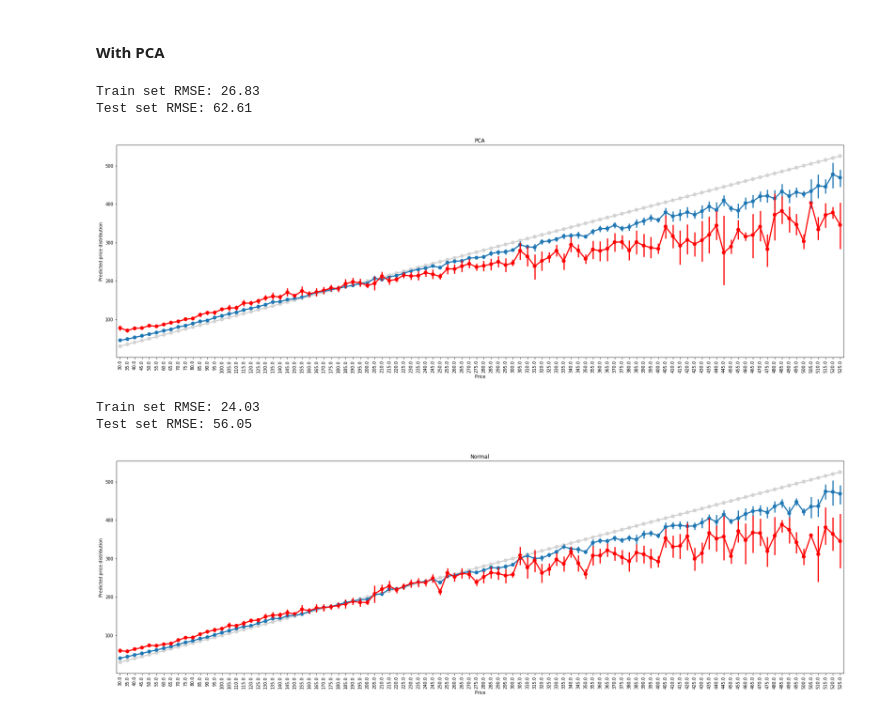
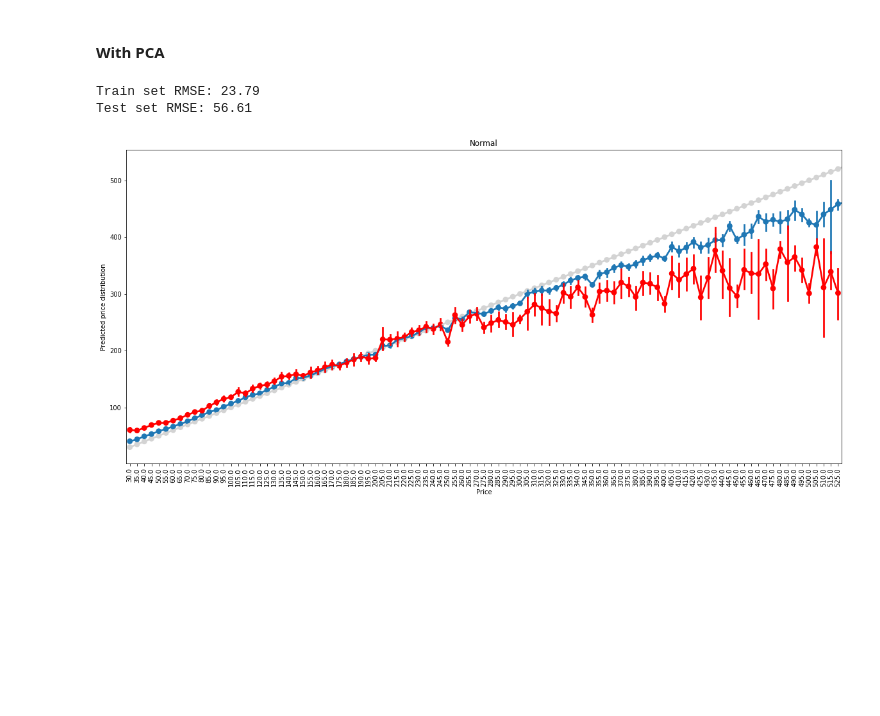
Before and after one commit to principal-miners/listings, a Jupyter notebook: ssh/Modeling_SMOTE_full.ipynb, the cells around one changed output. Saved outputs shown, nothing was run; the diff lists cells and outputs as text; code cells hidden in the pictures; blank space fills up the shorter version.

```diff
--- a/ssh/Modeling_SMOTE_full.ipynb
+++ b/ssh/Modeling_SMOTE_full.ipynb
@@ -120,11 +120,11 @@ x = listings[xcol].values
 y = listings[ycol].values
 
 smote_sampling_strategy = {
-    1: int(vcs[1]*2)
-    ,2: int(vcs[2]*2)
-    ,3: int(vcs[3]*2)
+    1: int(vcs[1]*2),
+    2: int(vcs[2]*2),
+    3: int(vcs[3]*2)
 }
-sm = SMOTE(random_state=RANDOM_SEED, sampling_strategy=smote_sampling_strategy, n_jobs=-1)
+sm = SMOTE(random_state=RANDOM_SEED, sampling_strategy=smote_sampling_strategy, n_jobs=-1, k_neighbors=10)
 # Fit the smote onto the sample
 x_new, y_new = sm.fit_sample(x, y)
 
@@ -190,35 +191,6 @@ x_test_pca = pca.transform(x_test)
 ### Random Forest Regressor
 # %% [markdown]
 #### With PCA
-# %%
-rfr = RandomForestRegressor()
-rfr.fit(X=x_train_pca, y=y_train)
-y_pred_train = rfr.predict(X=x_train_pca)
-y_pred_test = rfr.predict(X=x_test_pca)
-
-mse_train = MSE(y_train, y_pred_train)
-mse_test = MSE(y_test, y_pred_test)
-
-rmse_train = mse_train**(1/2)
-rmse_test = mse_test**(1/2)
-
-print("Train set RMSE: {:.2f}".format(rmse_train))
-print("Test set RMSE: {:.2f}".format(rmse_test))
-# %% [output]
-Train set RMSE: 26.83
-Test set RMSE: 62.61
-# %%
-f, ax = plt.subplots(1,1, figsize=(30, 9))
-g = sns.pointplot(x=np.unique(y_train), y=np.unique(y_train), color="lightgrey", ax=ax, linestyle="--")
-g = sns.pointplot(x=y_train, y=y_pred_train, ax=ax)
-g = sns.pointplot(x=y_test, y=y_pred_test, ax=ax, color="red")
-
-t = g.set_xlabel("Price")
-t = g.set_ylabel("Predicted price distribution")
-t = g.set_xticklabels(g.get_xticklabels(), rotation=90)
-t = g.set_title("PCA")
-# %% [output]
-[figure, removed]
 # %%
 rfr = RandomForestRegressor()
 rfr.fit(X=x_train, y=y_train)
@@ -234,16 +206,16 @@ rmse_test = mse_test**(1/2)
 print("Train set RMSE: {:.2f}".format(rmse_train))
 print("Test set RMSE: {:.2f}".format(rmse_test))
 # %% [output]
-Train set RMSE: 24.03
-Test set RMSE: 56.05
+Train set RMSE: 23.79
+Test set RMSE: 56.61
 # %%
-f, ax = plt.subplots(1,1, figsize=(30, 9), sharex=False)
+f, ax = plt.subplots(1,1, figsize=(20, 9), sharex=False)
 g = sns.pointplot(x=np.unique(y_train), y=np.unique(y_train), color="lightgrey", ax=ax, linestyle="--")
 g = sns.pointplot(x=y_train, y=y_pred_train, ax=ax)
 g = sns.pointplot(x=y_test, y=y_pred_test, ax=ax, color="red")
 t = g.set_xlabel("Price")
 t = g.set_ylabel("Predicted price distribution")
 t = g.set_xticklabels(g.get_xticklabels(), rotation=90)
 t = g.set_title("Normal")
 # %% [output]
-[figure, old version]
+[figure, new version]
```
Also changed, not shown: parts of 3 cells of this notebook, 1 other file.
